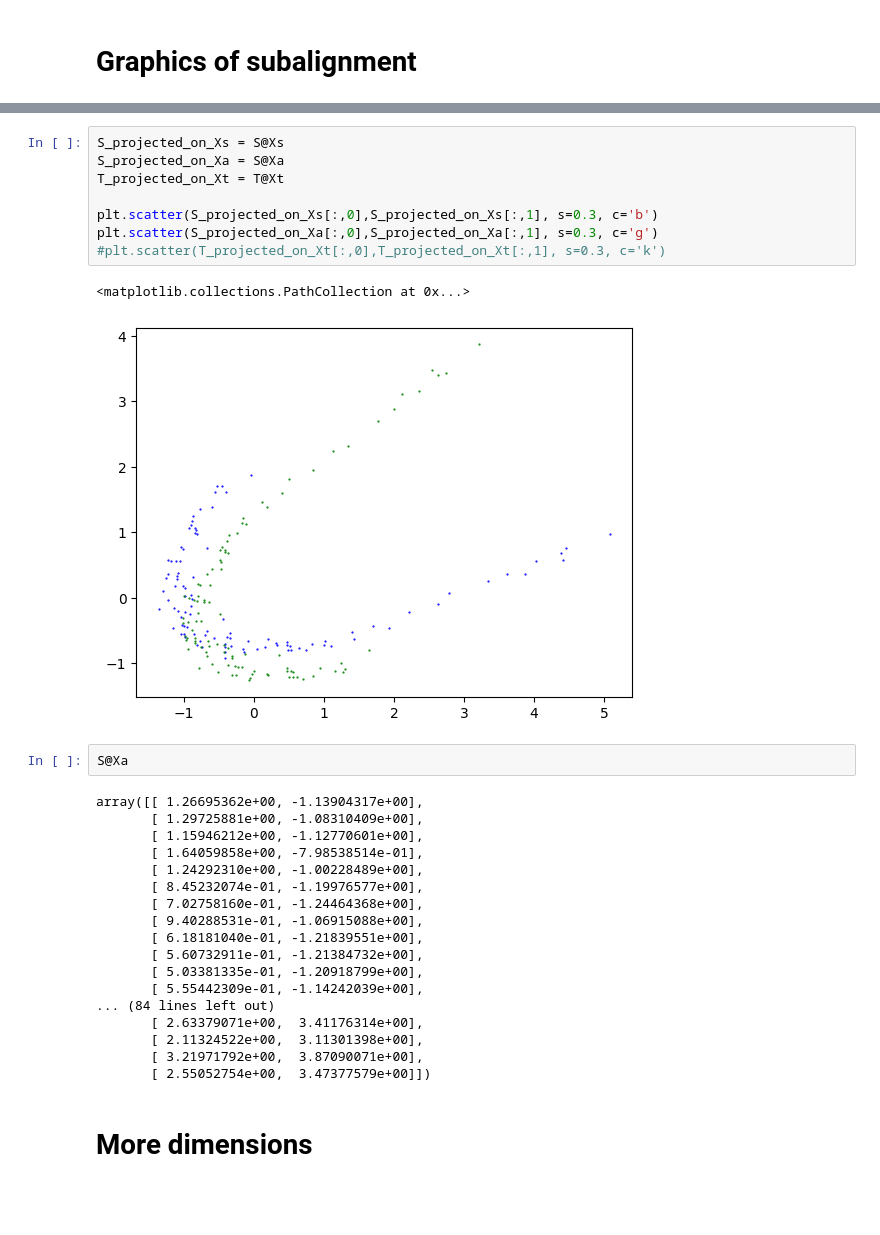
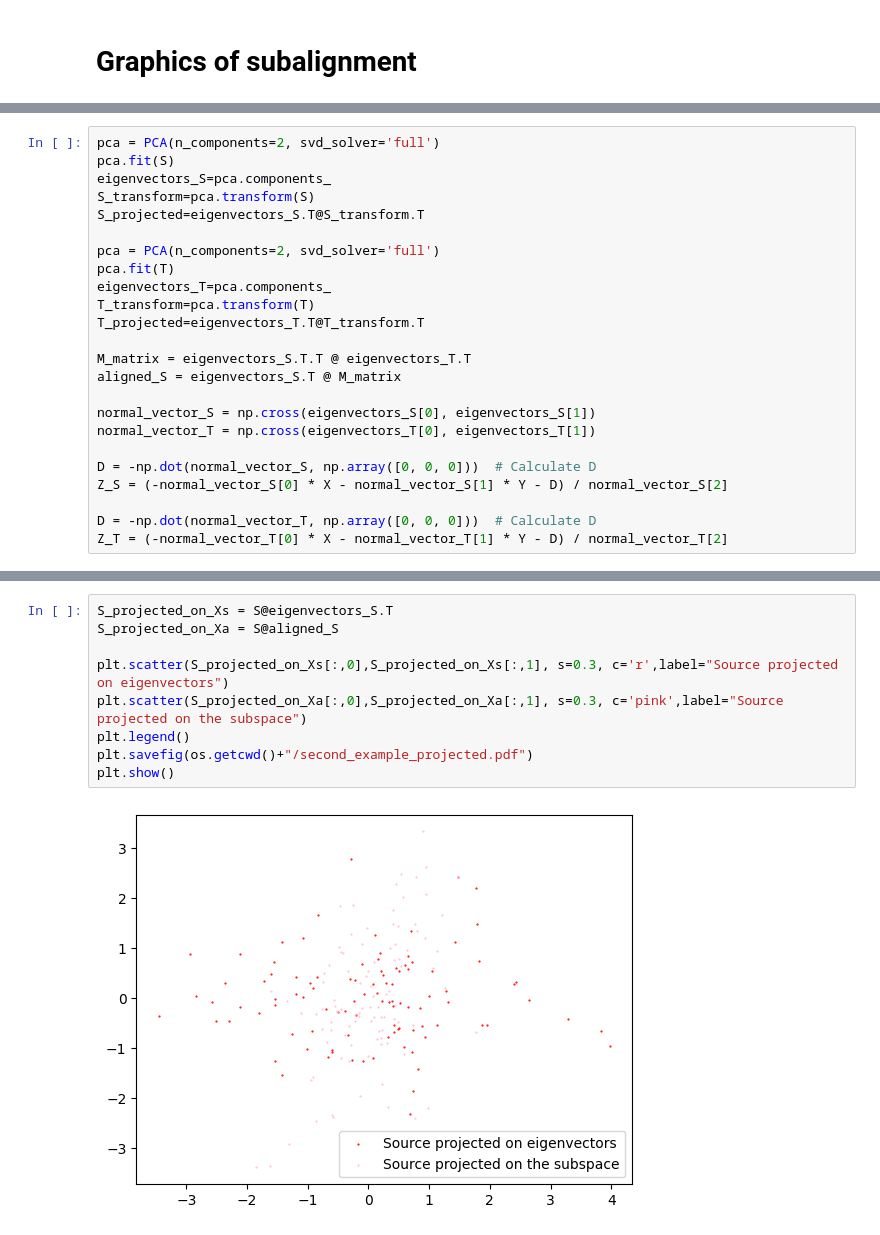
Before and after one commit to Dernalord/Project_OT, a Jupyter notebook: Project_OT.ipynb, the cells around one changed output, grey strips where cells are left out. Cells and saved outputs as stored; diff of their text form; blank space fills up the shorter version.

```diff
--- a/Project_OT.ipynb
+++ b/Project_OT.ipynb
@@ -756,2 +575,26 @@ plt.show()
+# %%
+pca = PCA(n_components=2, svd_solver='full')
+pca.fit(S)
+eigenvectors_S=pca.components_
+S_transform=pca.transform(S)
+S_projected=eigenvectors_S.T@S_transform.T
+
+pca = PCA(n_components=2, svd_solver='full')
+pca.fit(T)
+eigenvectors_T=pca.components_
+T_transform=pca.transform(T)
+T_projected=eigenvectors_T.T@T_transform.T
+
+M_matrix = eigenvectors_S.T.T @ eigenvectors_T.T
+aligned_S = eigenvectors_S.T @ M_matrix
+
+normal_vector_S = np.cross(eigenvectors_S[0], eigenvectors_S[1])
+normal_vector_T = np.cross(eigenvectors_T[0], eigenvectors_T[1])
+
+D = -np.dot(normal_vector_S, np.array([0, 0, 0]))  # Calculate D
+Z_S = (-normal_vector_S[0] * X - normal_vector_S[1] * Y - D) / normal_vector_S[2]
+
+D = -np.dot(normal_vector_T, np.array([0, 0, 0]))  # Calculate D
+Z_T = (-normal_vector_T[0] * X - normal_vector_T[1] * Y - D) / normal_vector_T[2]
 # %%
 ax = plt.axes(projection='3d')
@@ -810,33 +642,11 @@ plt.show()
 # %%
-S_projected_on_Xs = S@Xs
-S_projected_on_Xa = S@Xa
-T_projected_on_Xt = T@Xt
+S_projected_on_Xs = S@eigenvectors_S.T
+S_projected_on_Xa = S@aligned_S
 
-plt.scatter(S_projected_on_Xs[:,0],S_projected_on_Xs[:,1], s=0.3, c='b')
-plt.scatter(S_projected_on_Xa[:,0],S_projected_on_Xa[:,1], s=0.3, c='g')
-#plt.scatter(T_projected_on_Xt[:,0],T_projected_on_Xt[:,1], s=0.3, c='k')
+plt.scatter(S_projected_on_Xs[:,0],S_projected_on_Xs[:,1], s=0.3, c='r',label="Source projected on eigenvectors")
+plt.scatter(S_projected_on_Xa[:,0],S_projected_on_Xa[:,1], s=0.3, c='pink',label="Source projected on the subspace")
+plt.legend()
+plt.savefig(os.getcwd()+"/second_example_projected.pdf")
+plt.show()
 # %% [output]
-<matplotlib.collections.PathCollection at 0x...>
-[figure, old version]
+[figure, new version]
-# %%
-S@Xa
-# %% [output]
-array([[ 1.26695362e+00, -1.13904317e+00],
-       [ 1.29725881e+00, -1.08310409e+00],
-       [ 1.15946212e+00, -1.12770601e+00],
-       [ 1.64059858e+00, -7.98538514e-01],
-       [ 1.24292310e+00, -1.00228489e+00],
-       [ 8.45232074e-01, -1.19976577e+00],
-       [ 7.02758160e-01, -1.24464368e+00],
-       [ 9.40288531e-01, -1.06915088e+00],
-       [ 6.18181040e-01, -1.21839551e+00],
-       [ 5.60732911e-01, -1.21384732e+00],
-       [ 5.03381335e-01, -1.20918799e+00],
-       [ 5.55442309e-01, -1.14242039e+00],
-... (84 lines left out)
-       [ 2.63379071e+00,  3.41176314e+00],
-       [ 2.11324522e+00,  3.11301398e+00],
-       [ 3.21971792e+00,  3.87090071e+00],
-       [ 2.55052754e+00,  3.47377579e+00]])
-# %% [markdown]
-# More dimensions
```
Also changed, not shown: parts of 54 cells of this notebook.
